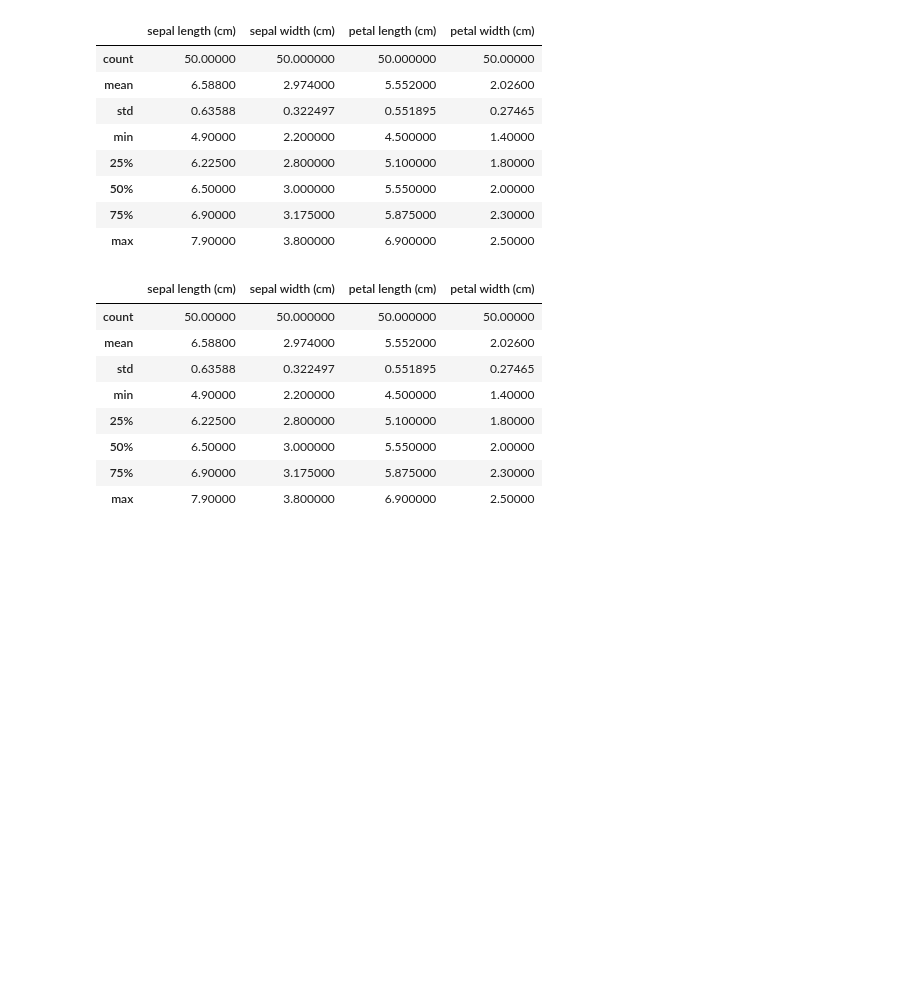
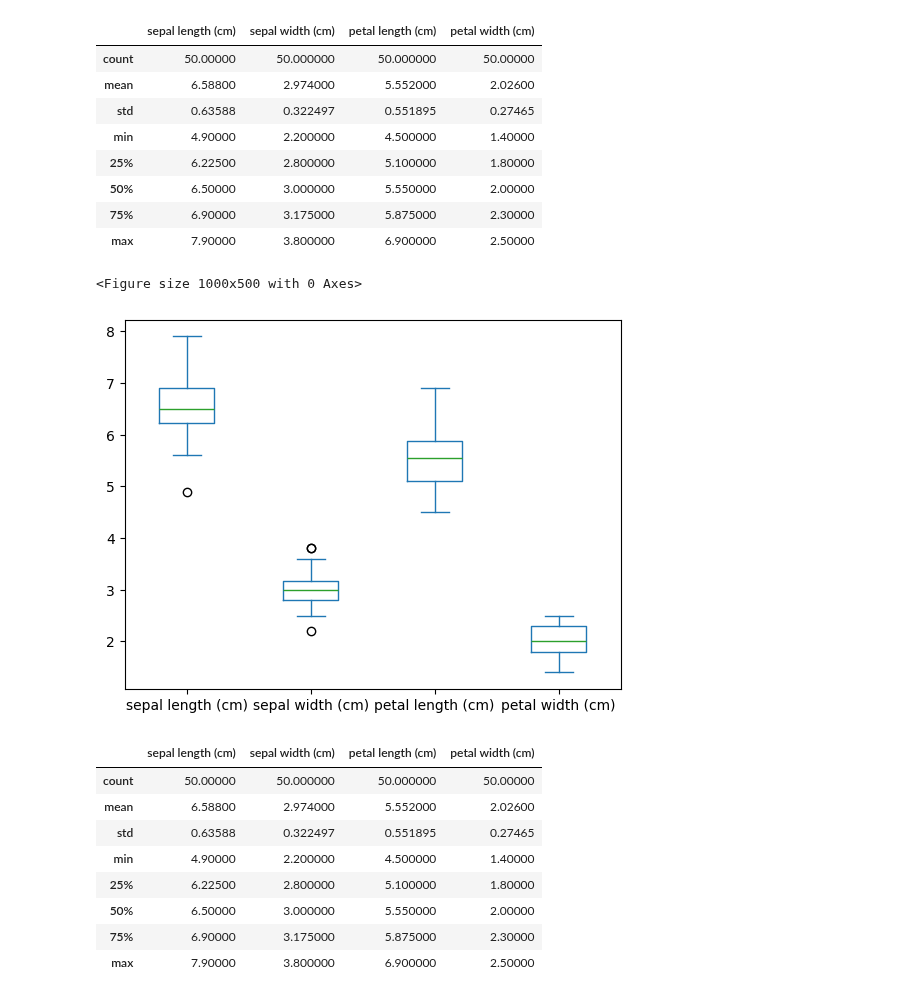
Before and after one commit to Glogover/principles_of_data_analytics, a Jupyter notebook: tasks.ipynb, the cells around one changed output. Saved outputs shown, nothing was run; the diff lists cells and outputs as text; code cells hidden in the pictures; blank space fills up the shorter version.

```diff
--- a/tasks.ipynb
+++ b/tasks.ipynb
@@ -350,6 +370,16 @@ df2.describe()
 | 50% | 6.50000 | 3.000000 | 5.550000 | 2.00000 |
 | 75% | 6.90000 | 3.175000 | 5.875000 | 2.30000 |
 | max | 7.90000 | 3.800000 | 6.900000 | 2.50000 |
+# %%
+# Show box plots for the versicolor species.
+# Box plots are useful to see the distribution of the data.
+# They show the median, the first and third quartiles, and the outliers.
+
+plt.figure(figsize=(10, 5))
+df2.plot(kind='box');
+# %% [output]
+<Figure size 1000x500 with 0 Axes>
+[figure, added]
 # %%
 # Show the statistics of the data for the virginica species.
 df3.describe()
```
Also changed, not shown: parts of 3 cells of this notebook.
